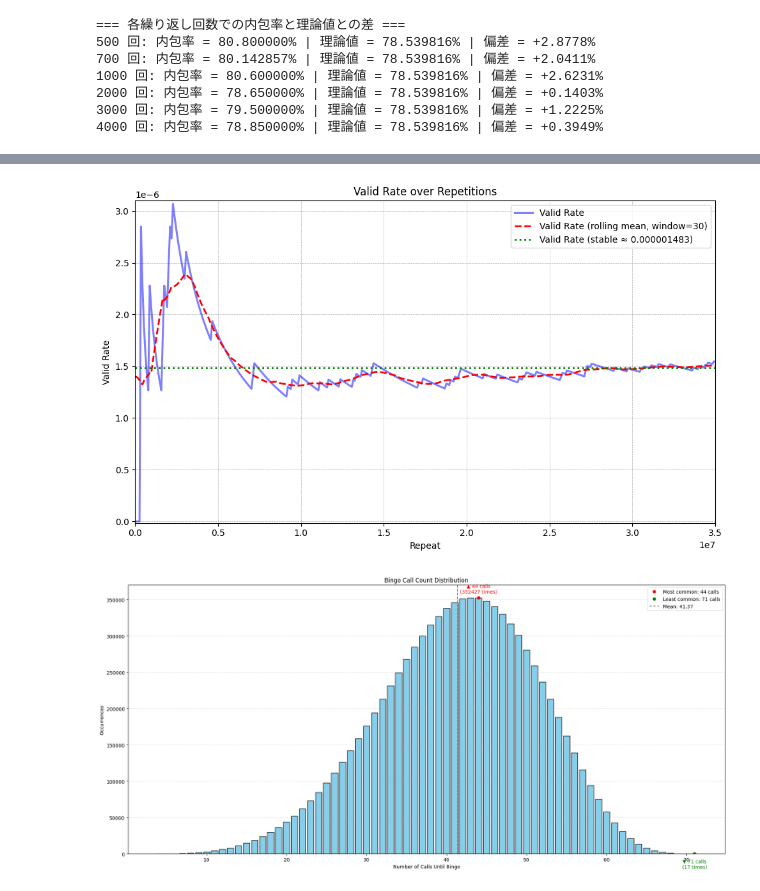
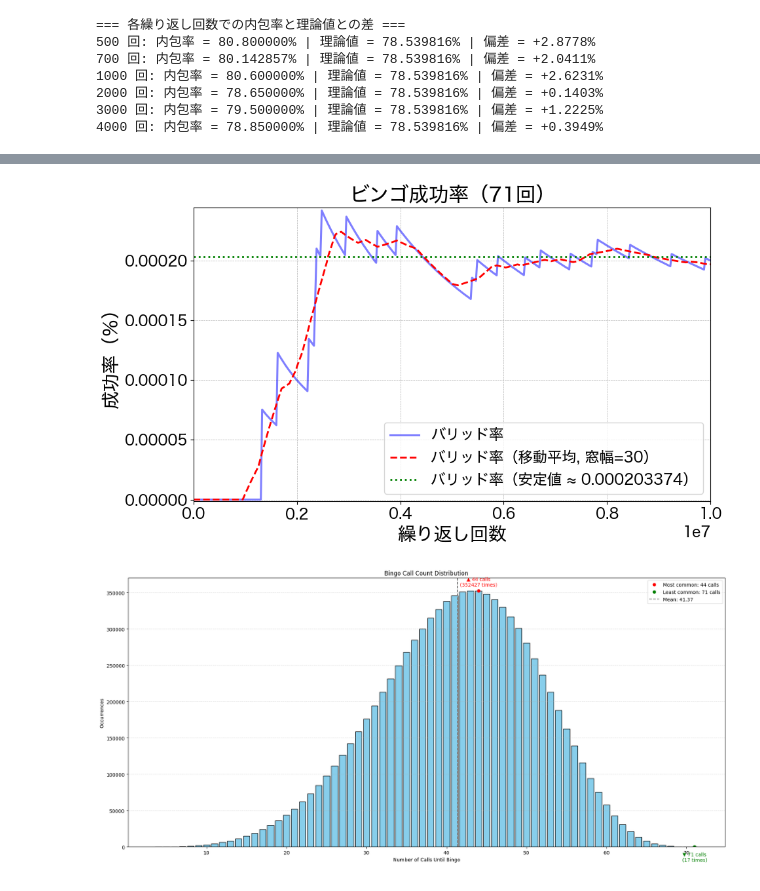
Before and after one commit to SorataBaka/kosen-5, a Jupyter notebook: random-simulation/plot.ipynb, the cells around one changed output, grey strips where cells are left out. Drawn from its saved outputs; the diff is of its cells as text; code cells hidden in the pictures.

```diff
--- a/random-simulation/plot.ipynb
+++ b/random-simulation/plot.ipynb
@@ -339,20 +339,5 @@ plt.xticks(fontsize=12)
 plt.yticks(fontsize=12)
 
 plt.show()
-
-# 以下、x_smooth と rolling は事前に定義済みの配列であることが前提です
-
-target_counts = [100, 1000, 10000, 100000]
-rolling_at_targets = {}
-
-for count in target_counts:
-    # 目標回数に最も近いインデックスを取得
-    idx = np.abs(x_smooth - count).argmin()
-    rolling_at_targets[count] = rolling[idx]
-
-# ローリング平均の値を出力
-print("特定の試行回数での移動平均値:")
-for count, value in rolling_at_targets.items():
-    print(f"試行回数 {count}: 移動平均 ≈ {value:.6f}")
 # %% [output]
 [figure]
@@ -655,8 +756,8 @@ plt.show()
 # %%
 #!/usr/bin/env python3
 """
-Plot Valid Rate simulation results from a CSV file.
-Includes interpolation, rolling average smoothing, and final stable average.
+CSVファイルからバリッド率（Valid Rate）のシミュレーション結果をプロットする。
+補間、移動平均スムージング、最終安定平均を含む。
 """
 
 import csv
@@ -665,14 +766,14 @@ import numpy as np
 from scipy.interpolate import make_interp_spline
 from scipy.ndimage import uniform_filter1d
 
-# === CONFIG ===
+# === 設定 ===
 FILENAME = "bingo-3.txt"
-ROLL_WINDOW = 30
-STABLE_SPAN = 100
-LABEL_NAME = "Valid Rate"
-Y_COLUMN = "valid_rate"
+ROLL_WINDOW = 30     # 移動平均のウィンドウ幅
+STABLE_SPAN = 100    # 最後に平均化するデータ数
+LABEL_NAME = "バリッド率"  # 凡例に表示するラベル名
+Y_COLUMN = "valid_rate"  # y軸に使う列名
 
-# === Load Data ===
+# === データ読み込み ===
 x_vals, y_vals = [], []
 
 with open(FILENAME, newline="") as f:
@@ -680,22 +781,22 @@ with open(FILENAME, newline="") as f:
     for row in reader:
         try:
             x = int(row["repeat"])
-            y = float(row[Y_COLUMN])
+            y = float(row[Y_COLUMN]) * 100
             x_vals.append(x)
             y_vals.append(y)
         except (ValueError, KeyError):
             continue
 
-# === Determine Y-axis range ===
+# === y軸の範囲を決定 ===
 ymax = max(y_vals) if y_vals else 0.0
 margin = 0.005 * (1 if ymax == 0 else ymax)
 ylow = -margin
 yhigh = ymax + margin
 
-# === Plotting Function ===
+# === プロット関数 ===
 def sorted_spline(x, y, color, label, s=400):
     if len(x) < 4:
-        plt.plot(x, y, color=color, linestyle='-', marker='o', label=f"{label} (raw)")
+        plt.plot(x, y, color=color, linestyle='-', marker='o', label=f"{label}（生データ）")
         return
 
     x_np = np.array(x)
@@ -703,43 +804,43 @@ def sorted_spline(x, y, color, label, s=400):
     sorted_idx = np.argsort(x_np)
     x_sorted = x_np[sorted_idx]
     y_sorted = y_np[sorted_idx]
 
     x_smooth = np.linspace(x_sorted.min(), x_sorted.max(), s)
     spline = make_interp_spline(x_sorted, y_sorted, k=3)
     y_smooth = spline(x_smooth)
 
-    # Main smooth line
+    # 補間曲線
     plt.plot(x_smooth, y_smooth, color=color, linewidth=2.2, alpha=0.5, label=label)
 
-    # Rolling mean using uniform_filter1d
+    # 移動平均
     rolling = uniform_filter1d(y_smooth, size=ROLL_WINDOW)
     plt.plot(x_smooth, rolling, color="red", linestyle='--', linewidth=2, alpha=1.0,
-             label=f"{label} (rolling mean, window={ROLL_WINDOW})")
+             label=f"{label}（移動平均, 窓幅={ROLL_WINDOW}）")
 
-    # Final stable average line
+    # 安定平均線
     final_span = min(STABLE_SPAN, len(y_smooth))
     if final_span >= 5:
         stable_avg = np.mean(y_smooth[-final_span:])
         plt.axhline(stable_avg, color="green", linestyle=":", linewidth=2, alpha=1.0,
-                    label=f"{label} (stable ≈ {stable_avg:.9f})")
+                    label=f"{label}（安定値 ≈ {stable_avg:.9f}）")
 
-# === Final Plot ===
+# === グラフ描画 ===
 plt.figure(figsize=(10, 6))
 
 if x_vals:
     sorted_spline(x_vals, y_vals, color="blue", label=LABEL_NAME)
 
-plt.title("Valid Rate over Repetitions")
-plt.xlabel("Repeat")
-plt.ylabel("Valid Rate")
+plt.title("ビンゴ成功率（71回）")
+plt.xlabel("繰り返し回数")
+plt.ylabel("成功率（％）")
 plt.xlim(0, max(x_vals, default=10) + 1)
 plt.ylim(ylow, yhigh)
 plt.grid(True, linestyle="--", linewidth=0.5)
 plt.legend()
 plt.tight_layout()
 plt.show()
 # %% [output]
-[figure, old version]
+[figure, new version]
 # %%
 #!/usr/bin/env python3
 """
```
Also changed, not shown: parts of 8 cells of this notebook, 12 other files.
